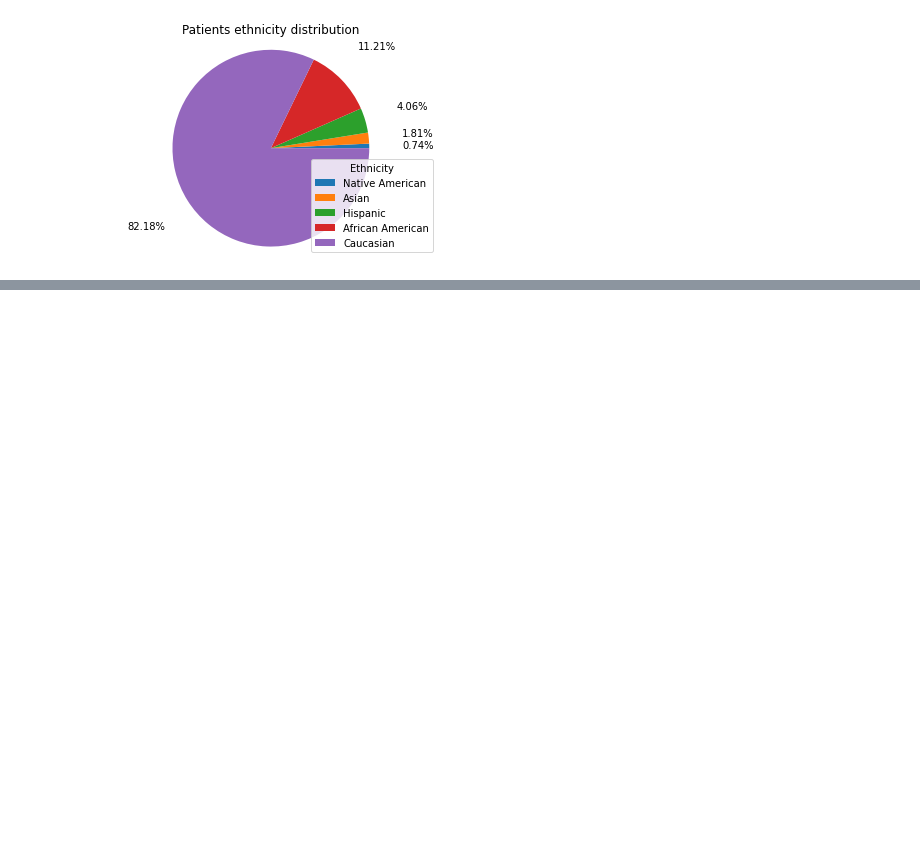
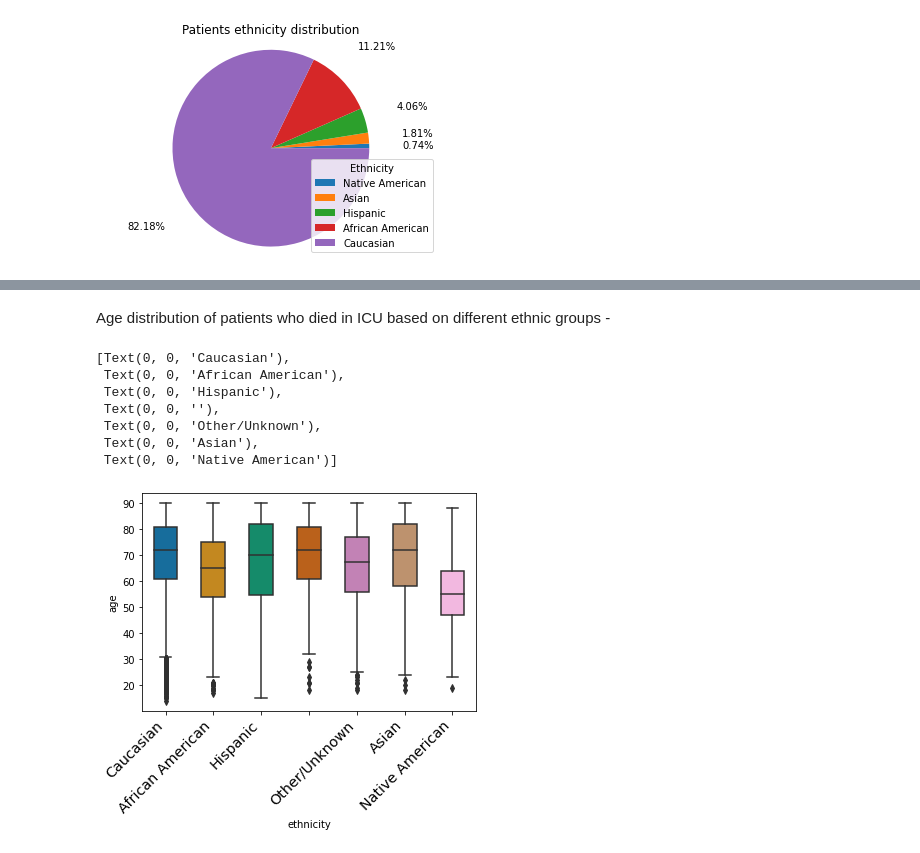
Before and after one commit to sumaiya08/clinical-decision-support, a Jupyter notebook: Plots.ipynb, the cells around one changed output, grey strips where cells are left out. Drawn from its saved outputs; the diff is of its cells as text; code cells hidden in the pictures; blank space fills up the shorter version.

```diff
--- a/Plots.ipynb
+++ b/Plots.ipynb
@@ -267,0 +336,18 @@ plt.show()
+# %% [markdown]
+Age distribution of patients who died in ICU based on different ethnic groups -
+# %%
+bplot = sns.boxplot(y='age', x='ethnicity',
+                 data=expired,
+                 width=0.5,
+                 palette="colorblind")
+bplot.set_xticklabels(bplot.get_xticklabels(),rotation=45,horizontalalignment='right',fontsize='x-large',fontweight='light')
+#bplot.xticks(rotation=45)
+# %% [output]
+[Text(0, 0, 'Caucasian'),
+ Text(0, 0, 'African American'),
+ Text(0, 0, 'Hispanic'),
+ Text(0, 0, ''),
+ Text(0, 0, 'Other/Unknown'),
+ Text(0, 0, 'Asian'),
+ Text(0, 0, 'Native American')]
+[figure, added]
```
Also changed, not shown: parts of 9 cells of this notebook.
